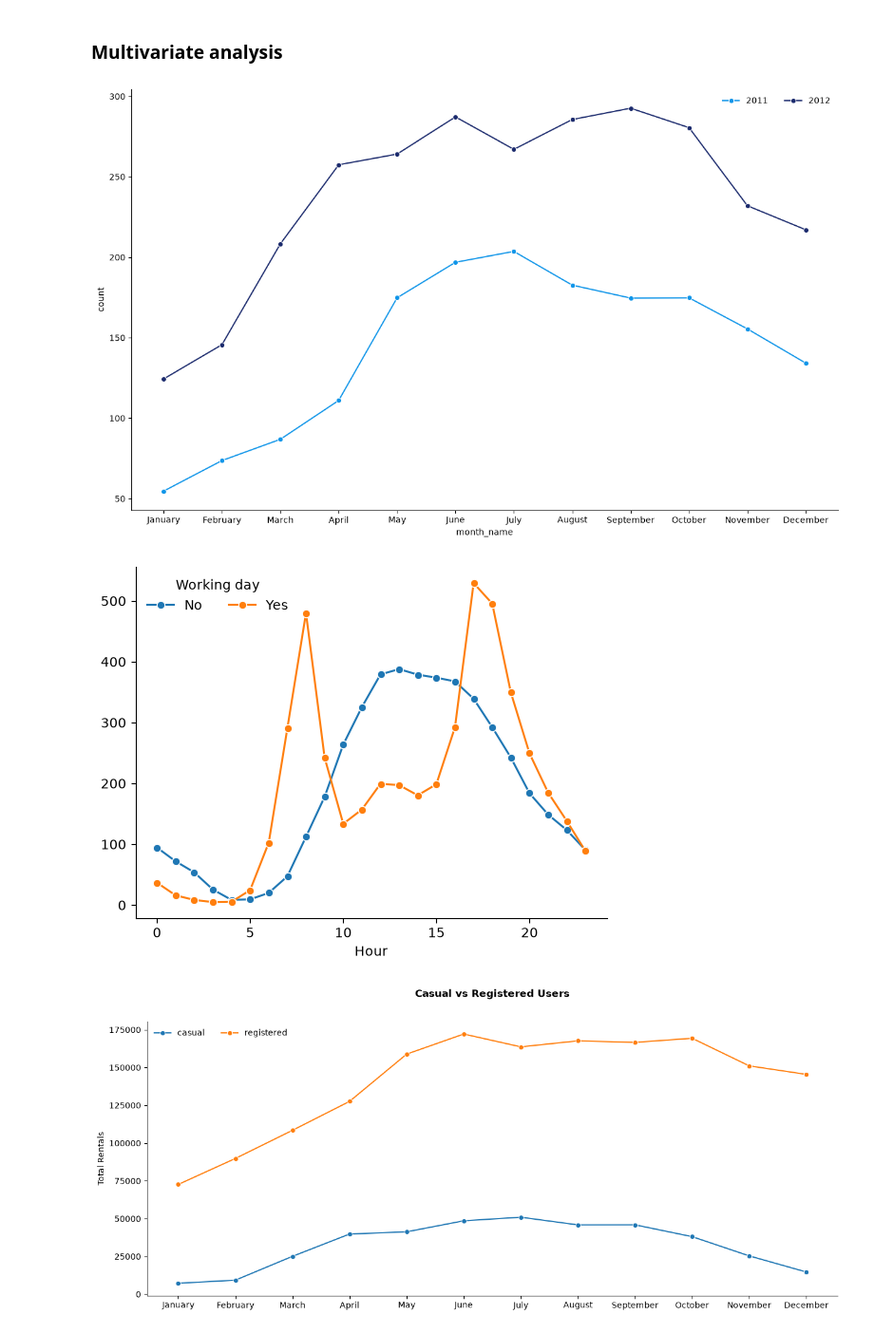
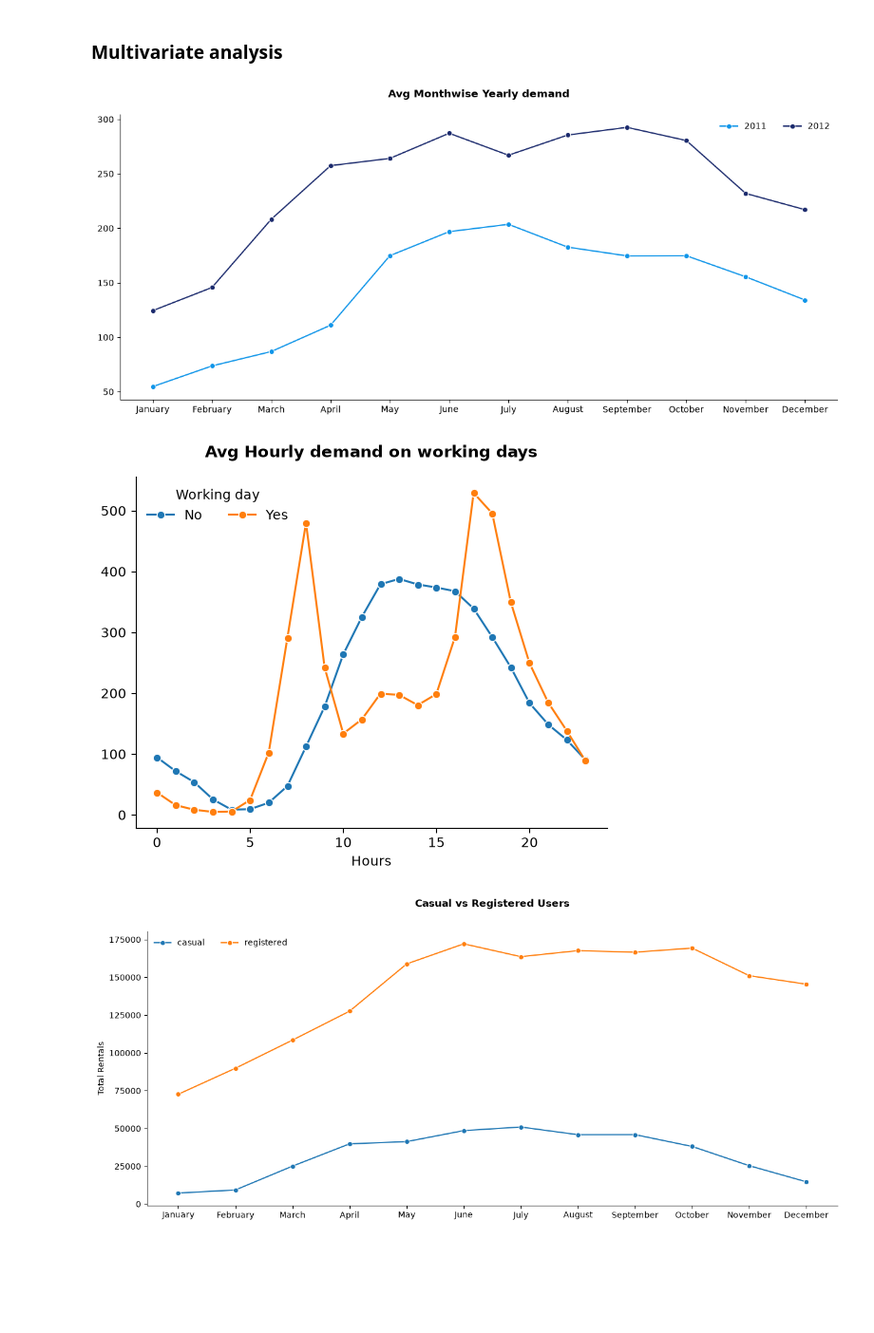
Before and after one commit to Yuvi977/Yulu-Bike-Sharing-Hypothesis-Testing, a Jupyter notebook: Business_Case_Yulu_Hypothesis_Testing.ipynb, the cells around one changed output. Shown at 95% size. Drawn from its saved outputs; the diff is of its cells as text; code cells hidden in the pictures; blank space fills up the shorter version.

```diff
--- a/Business_Case_Yulu_Hypothesis_Testing.ipynb
+++ b/Business_Case_Yulu_Hypothesis_Testing.ipynb
@@ -523,19 +522,22 @@ plt.show()
 # %% [markdown]
 ### Multivariate analysis
 # %%
-fig, ax = plt.subplots(figsize=(15,9))
+fig, ax = plt.subplots(figsize=(15,6))
 
 year_palette = ["#0F95E9", "#1B2A6D"]
 
 sns.lineplot(df.groupby(["year", "month_name"])["count"].mean().reset_index(),
              x="month_name", y="count", hue="year", marker="o", palette=year_palette)
 
 ax.spines[["top", "right"]].set_visible(False)
 ax.legend(ncol=2, frameon=False)
+ax.set_title("Avg Monthwise Yearly demand", pad=20, weight="bold")
+ax.set_xlabel(None)
+ax.set_ylabel(None)
 
 plt.show()
 # %% [output]
-[figure, old version]
+[figure, new version]
 # %%
 fig, ax = plt.subplots()
 
@@ -551,12 +553,13 @@ sns.lineplot(
 
 ax.spines[["top", "right"]].set_visible(False)
 ax.legend(title="Working day", ncol=2, frameon=False)
-ax.set_xlabel("Hour")
+ax.set_xlabel("Hours")
 ax.set(ylabel=None)
+ax.set_title("Avg Hourly demand on working days", pad=15, weight="bold")
 
 plt.show()
 # %% [output]
-[figure, old version]
+[figure, new version]
 # %%
 user_group = df.groupby("month_name", as_index=True)[["casual", "registered"]].sum().reset_index()
 # %%
```
Also changed, not shown: parts of 6 cells of this notebook.
